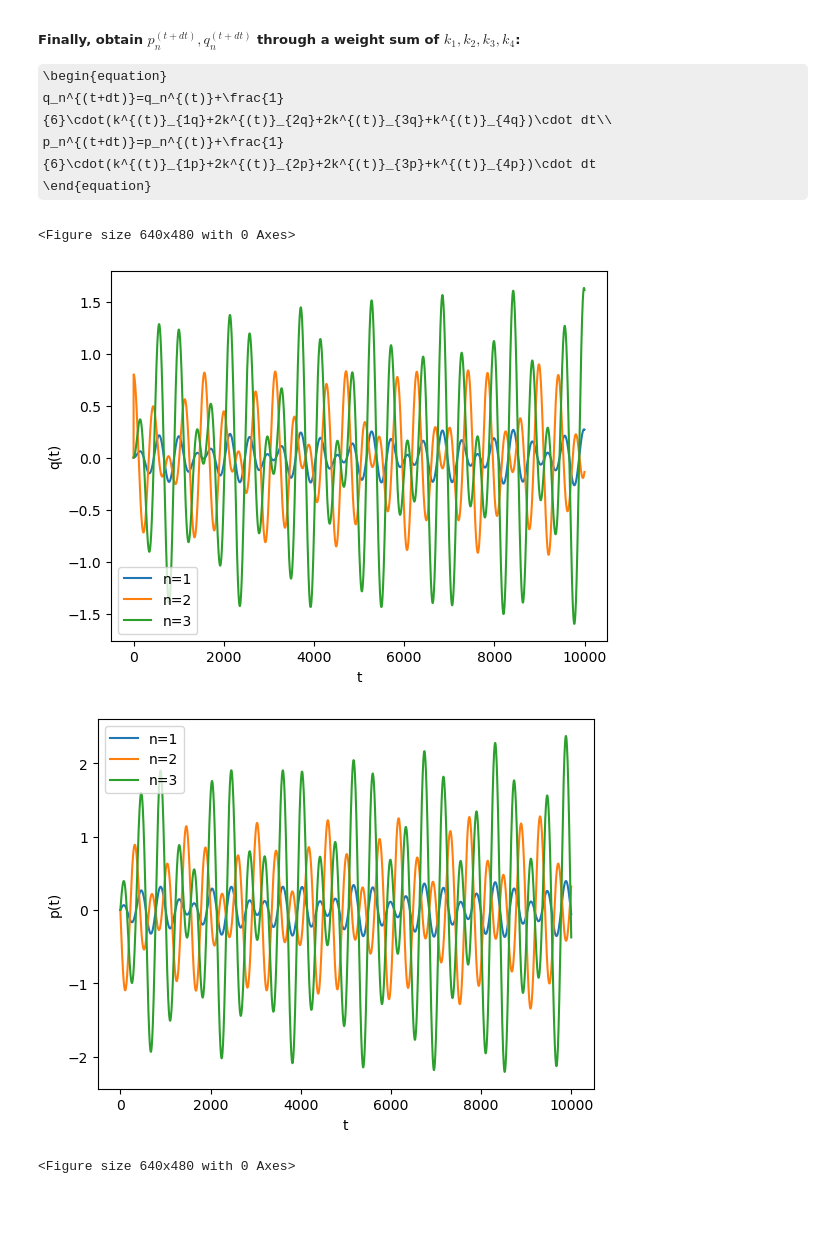
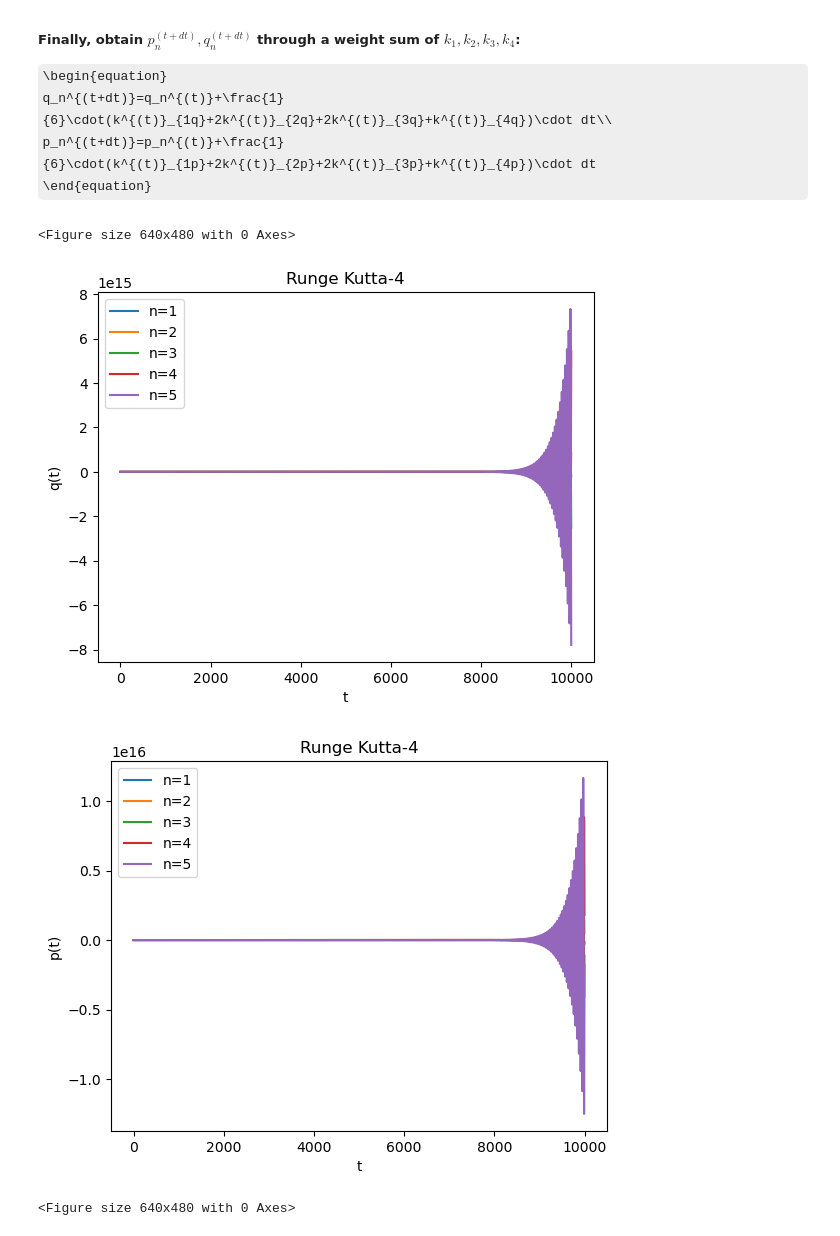
Before and after one commit to GeorgeGuannan/Project_2_FPUT, a Jupyter notebook: FPUT.ipynb, the cells around one changed output. Cells and saved outputs as stored; diff of their text form; code cells hidden in the pictures; some formulas as TeX source; blank space fills up the shorter version.

Commit message:
Added alpha hamiltonian; Make plot for both Euler and Verlet

```diff
--- a/FPUT.ipynb
+++ b/FPUT.ipynb
@@ -38,13 +38,13 @@ A = 0.8 # amplitude
 q = A*np.sin(np.linspace(0,np.pi,M)) # oscillator position
 p = np.zeros(M) # oscillator momentum
 t_a = 0.0 # start of the interval
-t_b = 100.0 # end of the interval
+t_b = 400.0 # end of the interval
 N = 10000 # number of steps
 dt = (t_b-t_a)/N # size of a single step
 
 ## Calculates p_dot according EOM
 # Notice that in the simple case Hamiltonian, q_dot just equals to p
-def p_dot_update(q):
+def p_dot_update_simp(q):
     p_dot_tem = np.zeros(M)
     for i in range(M):
         if i==0: # left boundary case
@@ -78,44 +78,44 @@ p_n^{(t+dt)}=p_n^{(t)}+dt\cdot \dot{p_n}^{(t)}
 ## Euler Method
 
 # Symplectic
-def euler_evol_sym(q, p):
+def euler_evol_sym(q, p, update):
     p = p.copy()
     q = q.copy()
     q_dot = p # old q
     p_dot = np.zeros(M)
-    p_dot = p_dot_update(q) # old p
+    p_dot = update(q) # old p
     q_matrix = np.zeros([N,M]) # every column j stores the time evolution of oscillator j's position
     p_matrix = np.zeros([N,M]) # every column j stores the time evolution of oscillator j's momentum
     for t in range(1,N):
         for n in range(M):
             q[n] = q_dot[n]*dt + q[n] #first update p and q, then update p_dot and q_dot
-            p_dot = p_dot_update(q)
+            p_dot = update(q)
             p[n] = p_dot[n]*dt + p[n]
             q_dot = p # In our case, q_dot just equals to p
         q_matrix[t:]=q
         p_matrix[t:]=p
     return q_matrix, p_matrix
 
-def euler_evol_non_sym(q, p):
+def euler_evol_non_sym(q, p, update):
     p = p.copy()
     q = q.copy()
     q_dot = p # old q
     p_dot = np.zeros(M)
-    p_dot = p_dot_update(q) # old p
+    p_dot = update(q) # old p
     q_matrix = np.zeros([N,M]) # every column j stores the time evolution of oscillator j's position
     p_matrix = np.zeros([N,M]) # every column j stores the time evolution of oscillator j's momentum
     for t in range(1,N):
         for n in range(M):
             q[n] = q_dot[n]*dt + q[n]
             p[n] = p_dot[n]*dt + p[n]
-            p_dot = p_dot_update(q)
+            p_dot = update(q)
             q_dot = p # In our case, q_dot just equals to p
         q_matrix[t:]=q
         p_matrix[t:]=p
     return q_matrix, p_matrix
 
-q_t_s, p_t_s = euler_evol_sym(q,p)
-# q_t_ns, p_t_ns = euler_evol_non_sym(q,p)
+q_t_s, p_t_s = euler_evol_sym(q,p,p_dot_update_simp)
+# q_t_ns, p_t_ns = euler_evol_non_sym(q,p,p_dot_update_simp)
 
 ## Creating a label array for plotting
 label_n = []
@@ -206,13 +206,13 @@ p_n^{(t+dt)}=p_n^{(t)}+\frac{1}{2}dt\cdot \dot{p_n}^{(t+dt)}
 # %%
 ## Using Momentum Verlet to integrate qdot and pdot
 
-def verlet_evol(q, p):
+def verlet_evol(q, p, update):
     # q_dot = p # old q
     q = q.copy()
     p = p.copy()
 
     p_dot = np.zeros(M)
-    p_dot = p_dot_update(q) # old p
+    p_dot = update(q) # old p
     q_matrix = np.zeros([N,M]) # every column j stores the time evolution of oscillator j's position
     p_matrix = np.zeros([N,M]) # every column j stores the time evolution of oscillator j's momentum
     for t in range(1,N):
@@ -221,7 +221,7 @@ def verlet_evol(q, p):
             q_dot_tem[n] = p[n]+(dt/2)*p_dot[n]
 
             q[n] = q_dot_tem[n]*dt + q[n]
-            p_dot = p_dot_update(q)
+            p_dot = update(q)
 
             p[n] = p_dot[n]*(dt/2) + q_dot_tem[n]
             # q_dot = p # In our case, q_dot just equals to p
@@ -229,7 +229,7 @@ def verlet_evol(q, p):
         p_matrix[t:]=p
     return q_matrix, p_matrix
 
-q_t_ver, p_t_ver = verlet_evol(q,p)
+q_t_ver, p_t_ver = verlet_evol(q,p,p_dot_update_simp)
 
 ## Creating a label array for plotting
 label_n = []
@@ -322,7 +322,7 @@ p_n^{(t+dt)}=p_n^{(t)}+\frac{1}{6}\cdot(k^{(t)}_{1p}+2k^{(t)}_{2p}+2k^{(t)}_{3p}
 # %%
 ## Using Runge Kutta 4 Method to integrate qdot and pdot
 
-def rk4_evol(q,p):
+def rk4_evol(q,p,update):
     q = q.copy()
     p = p.copy()
 
@@ -331,7 +331,7 @@ def rk4_evol(q,p):
     for t in range(1,N):
         ## k_1
         k_1q = p
-        k_1p = p_dot_update(q)
+        k_1p = update(q)
         q_tem = np.zeros(M) # Temporary q, p; to store the intermediate value for calculating k1,2,3,4
         p_tem = np.zeros(M)
         for n in range(M):
@@ -340,47 +340,49 @@ def rk4_evol(q,p):
 
             ## k_2
             k_2q = p_tem
-            k_2p = p_dot_update(q_tem)
+            k_2p = update(q_tem)
             q_tem[n] = k_2q[n]*dt/2 + q[n]
             p_tem[n] = k_2p[n]*dt/2 + p[n]
 
             ## k_3
             k_3q = p_tem
-            k_3p = p_dot_update(q_tem)
+            k_3p = update(q_tem)
             q_tem[n] = k_3q[n]*dt/2 + q[n]
             p_tem[n] = k_3p[n]*dt/2 + p[n]
 
             ## k_4
             k_4q = p_tem
-            k_4p = p_dot_update(q_tem)
+            k_4p = update(q_tem)
             q[n] = q[n] + 1/6*(k_1q[n]+2*k_2q[n]+2*k_3q[n]+k_4q[n])*dt
             p[n] = p[n] + 1/6*(k_1p[n]+2*k_2p[n]+2*k_3p[n]+k_4p[n])*dt
         q_matrix[t:]=q
         p_matrix[t:]=p
     return q_matrix, p_matrix
 
-q_t, p_t = rk4_evol(q,p)
+q_t, p_t = rk4_evol(q,p,p_dot_update_simp)
 
 ## Creating a label array for plotting
 label_n = []
 for i in range(M):
     label_n.append("n={number}".format(number=i+1))
 
 q_plot = plt.plot(q_t)
 plt.xlabel("t")
 plt.ylabel("q(t)")
 plt.legend(q_plot,label_n)
+plt.title("Runge Kutta-4")
 plt.figure()
 
 p_plot = plt.plot(p_t)
 plt.xlabel("t")
 plt.ylabel("p(t)")
 plt.legend(p_plot,label_n)
+plt.title("Runge Kutta-4")
 plt.figure()
 # %% [output]
 <Figure size 640x480 with 0 Axes>
-[figure, old version]
+[figure, new version]
-[figure, old version]
+[figure, new version]
 <Figure size 640x480 with 0 Axes>
 # %%
 ## Phase diagram for Runge Kutta 4 (midpoint)
```
Also changed, not shown: parts of 13 cells of this notebook.
